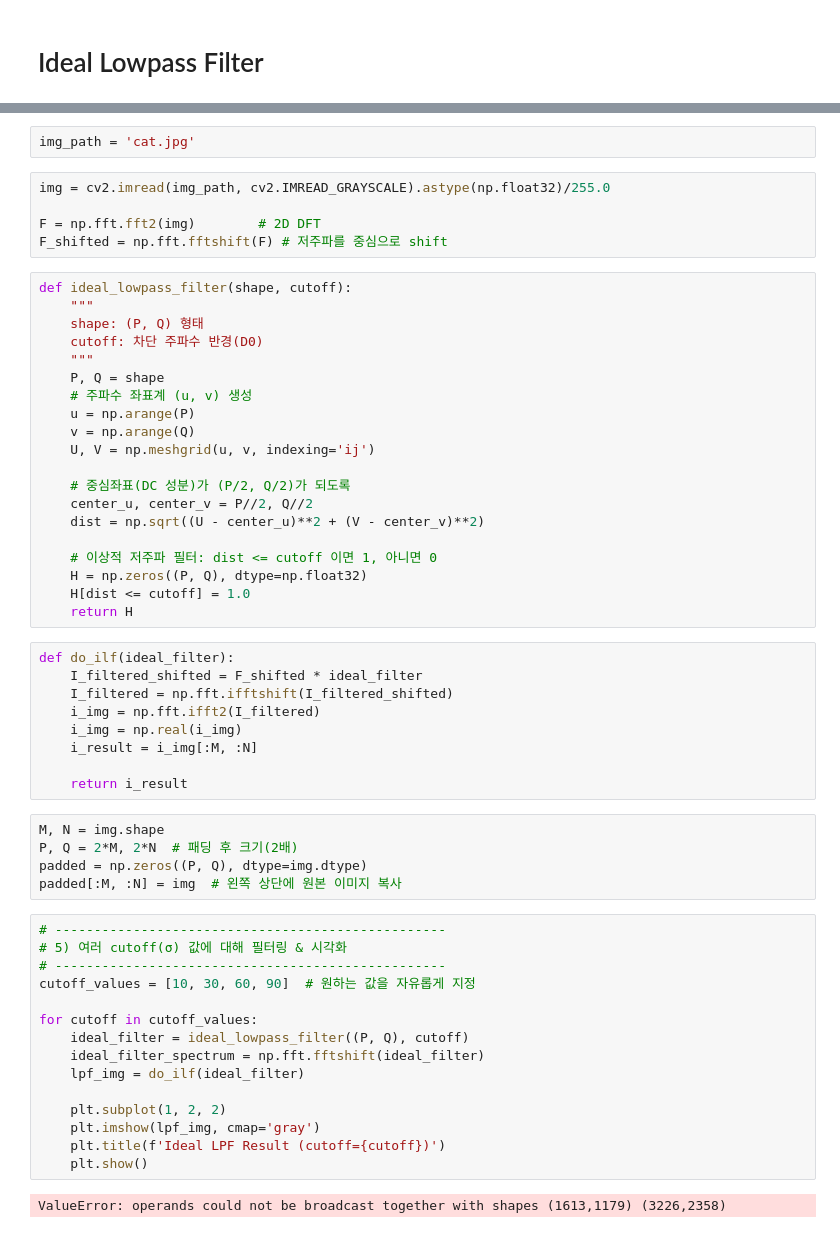
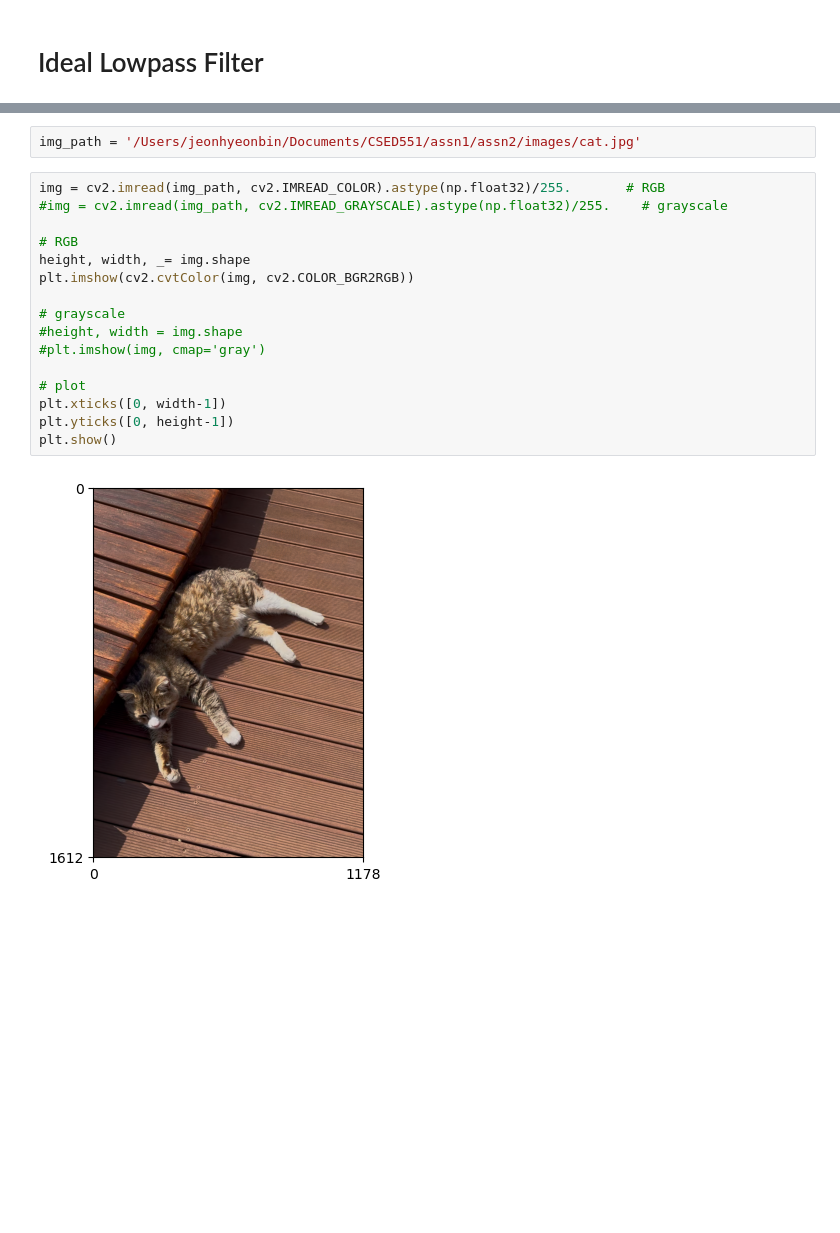
Before and after one commit to jhb341/computational-photography, a Jupyter notebook: assn2/code/lpf.ipynb, the cells around one changed output, grey strips where cells are left out. Cells and saved outputs as stored; diff of their text form; blank space fills up the shorter version.

```diff
--- a/assn2/code/lpf.ipynb
+++ b/assn2/code/lpf.ipynb
@@ -33,58 +93,20 @@ plt.show()
 # %%
-img_path = 'cat.jpg'
+img_path = '/Users/jeonhyeonbin/Documents/CSED551/assn1/assn2/images/cat.jpg'
-# %%
-img = cv2.imread(img_path, cv2.IMREAD_GRAYSCALE).astype(np.float32)/255.0
-
-F = np.fft.fft2(img)        # 2D DFT
-F_shifted = np.fft.fftshift(F) # 저주파를 중심으로 shift
-# %%
-def ideal_lowpass_filter(shape, cutoff):
-    """
-    shape: (P, Q) 형태
-    cutoff: 차단 주파수 반경(D0)
-    """
-    P, Q = shape
-    # 주파수 좌표계 (u, v) 생성
-    u = np.arange(P)
-    v = np.arange(Q)
-    U, V = np.meshgrid(u, v, indexing='ij')
-
-    # 중심좌표(DC 성분)가 (P/2, Q/2)가 되도록
-    center_u, center_v = P//2, Q//2
-    dist = np.sqrt((U - center_u)**2 + (V - center_v)**2)
-
-    # 이상적 저주파 필터: dist <= cutoff 이면 1, 아니면 0
-    H = np.zeros((P, Q), dtype=np.float32)
-    H[dist <= cutoff] = 1.0
-    return H
-# %%
-def do_ilf(ideal_filter):
-    I_filtered_shifted = F_shifted * ideal_filter
-    I_filtered = np.fft.ifftshift(I_filtered_shifted)
-    i_img = np.fft.ifft2(I_filtered)
-    i_img = np.real(i_img)
-    i_result = i_img[:M, :N]
-
-    return i_result
-# %%
-M, N = img.shape
-P, Q = 2*M, 2*N  # 패딩 후 크기(2배)
-padded = np.zeros((P, Q), dtype=img.dtype)
-padded[:M, :N] = img  # 왼쪽 상단에 원본 이미지 복사
-# %%
-# --------------------------------------------------
-# 5) 여러 cutoff(σ) 값에 대해 필터링 & 시각화
-# --------------------------------------------------
-cutoff_values = [10, 30, 60, 90]  # 원하는 값을 자유롭게 지정
-
-for cutoff in cutoff_values:
-    ideal_filter = ideal_lowpass_filter((P, Q), cutoff)
-    ideal_filter_spectrum = np.fft.fftshift(ideal_filter)
-    lpf_img = do_ilf(ideal_filter)
-
-    plt.subplot(1, 2, 2)
-    plt.imshow(lpf_img, cmap='gray')
-    plt.title(f'Ideal LPF Result (cutoff={cutoff})')
-    plt.show()
-# %% [output]
-ValueError: operands could not be broadcast together with shapes (1613,1179) (3226,2358)
+# %%
+img = cv2.imread(img_path, cv2.IMREAD_COLOR).astype(np.float32)/255.       # RGB
+#img = cv2.imread(img_path, cv2.IMREAD_GRAYSCALE).astype(np.float32)/255.    # grayscale
+
+# RGB
+height, width, _= img.shape
+plt.imshow(cv2.cvtColor(img, cv2.COLOR_BGR2RGB))
+
+# grayscale
+#height, width = img.shape
+#plt.imshow(img, cmap='gray')
+
+# plot
+plt.xticks([0, width-1])
+plt.yticks([0, height-1])
+plt.show()
+# %% [output]
+[figure, added]
```
Also changed, not shown: parts of 15 cells of this notebook, 3 other files.
